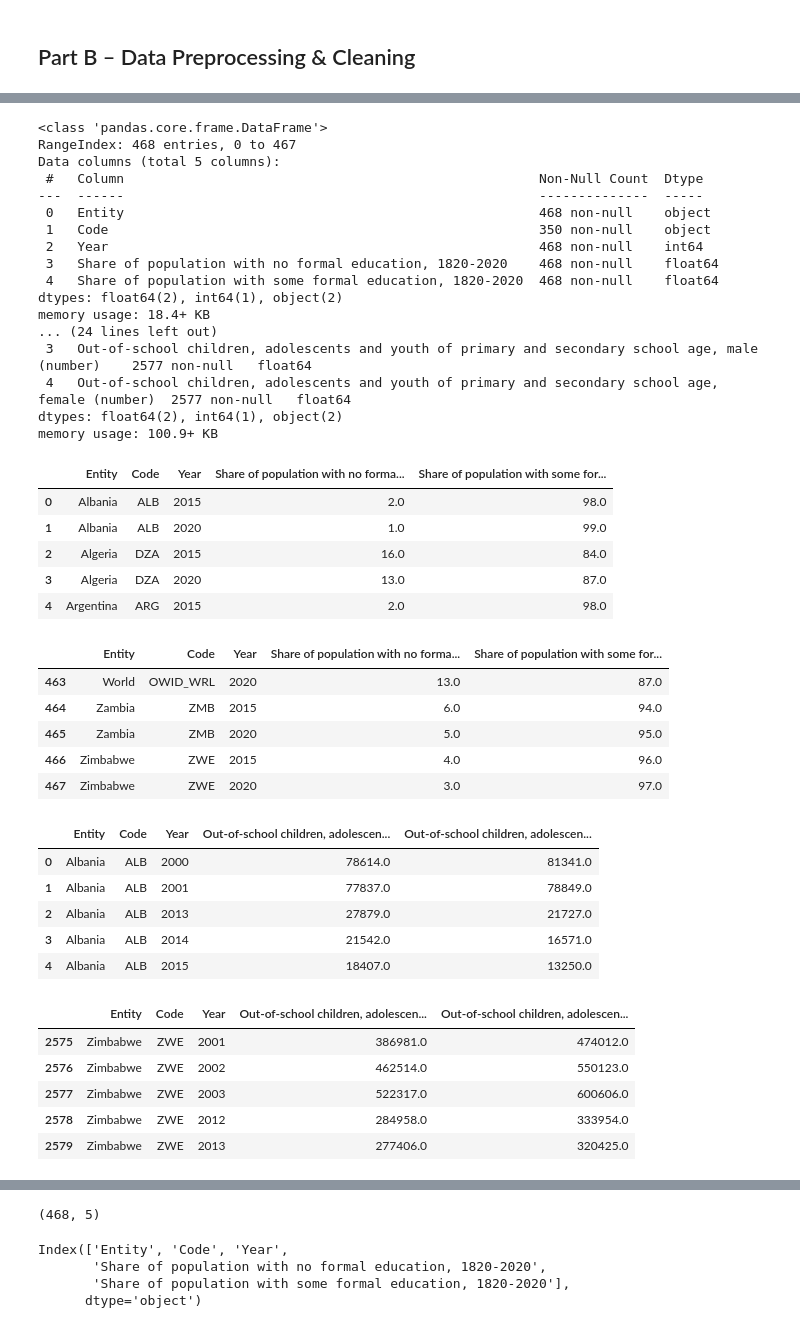
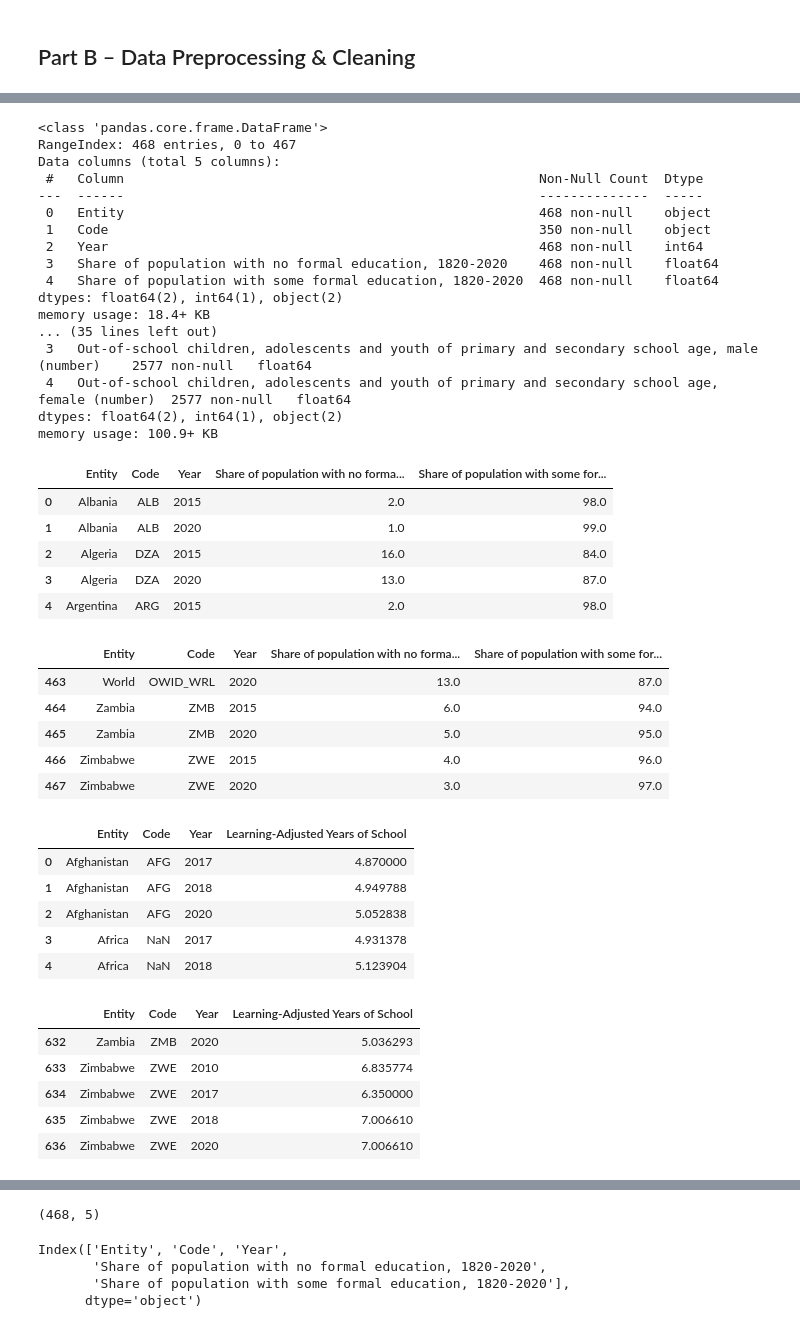
Before and after one commit to rawan-rm2208263/assignment-starter-repo, a Jupyter notebook: assign1/analysis.ipynb, the cells around one changed output, grey strips where cells are left out. Saved outputs shown, nothing was run; the diff lists cells and outputs as text; code cells hidden in the pictures.

```diff
--- a/assign1/analysis.ipynb
+++ b/assign1/analysis.ipynb
@@ -21,11 +23,14 @@ out_school = pd.read_csv("archive/3- number-of-out-of-school-children.csv")
 gap = pd.read_csv("archive/4- gender-gap-education-levels.csv")
 
 basic_education.info()
+learning_years.info()
 gap.info() # Check the structure of the gap dataset, automatically prints the number of rows, columns, and data types of each column
 out_school.info() #doesnot need display() or print() because info() already prints the output to the console
 
 display(basic_education.head())
 display(basic_education.tail())
+display(learning_years.head())
+display(learning_years.tail())
 display(out_school.head())
 display(out_school.tail())
 display(gap.head()) # displays prints the data in a more readable format than print() and allows for better formatting of the output, such as showing the first few rows of a DataFrame in a tabular format
@@ -34,47 +39,48 @@ display(gap.tail()) # it only works with ipynb
 
 
 display(basic_education.shape, basic_education.columns) # gap.shape => (entries, columns) gap.columns => list of column names in gap
+display(learning_years.shape, learning_years.columns)
 display(out_school.shape, out_school.columns)
 display(gap.shape, gap.columns)
 # %% [output]
 <class 'pandas.core.frame.DataFrame'>
 RangeIndex: 468 entries, 0 to 467
 Data columns (total 5 columns):
  #   Column                                                     Non-Null Count  Dtype
 ---  ------                                                     --------------  -----
  0   Entity                                                     468 non-null    object
  1   Code                                                       350 non-null    object
  2   Year                                                       468 non-null    int64
  3   Share of population with no formal education, 1820-2020    468 non-null    float64
  4   Share of population with some formal education, 1820-2020  468 non-null    float64
 dtypes: float64(2), int64(1), object(2)
 memory usage: 18.4+ KB
-... (24 lines left out)
+... (35 lines left out)
  3   Out-of-school children, adolescents and youth of primary and secondary school age, male (number)    2577 non-null   float64
  4   Out-of-school children, adolescents and youth of primary and secondary school age, female (number)  2577 non-null   float64
 dtypes: float64(2), int64(1), object(2)
 memory usage: 100.9+ KB
 |  | Entity | Code | Year | Share of population with no forma... | Share of population with some for... |
 | 0 | Albania | ALB | 2015 | 2.0 | 98.0 |
 | 1 | Albania | ALB | 2020 | 1.0 | 99.0 |
 | 2 | Algeria | DZA | 2015 | 16.0 | 84.0 |
 | 3 | Algeria | DZA | 2020 | 13.0 | 87.0 |
 | 4 | Argentina | ARG | 2015 | 2.0 | 98.0 |
 |  | Entity | Code | Year | Share of population with no forma... | Share of population with some for... |
 | 463 | World | OWID_WRL | 2020 | 13.0 | 87.0 |
 | 464 | Zambia | ZMB | 2015 | 6.0 | 94.0 |
 | 465 | Zambia | ZMB | 2020 | 5.0 | 95.0 |
 | 466 | Zimbabwe | ZWE | 2015 | 4.0 | 96.0 |
 | 467 | Zimbabwe | ZWE | 2020 | 3.0 | 97.0 |
-|  | Entity | Code | Year | Out-of-school children, adolescen... | Out-of-school children, adolescen... |
-| 0 | Albania | ALB | 2000 | 78614.0 | 81341.0 |
-| 1 | Albania | ALB | 2001 | 77837.0 | 78849.0 |
-| 2 | Albania | ALB | 2013 | 27879.0 | 21727.0 |
-| 3 | Albania | ALB | 2014 | 21542.0 | 16571.0 |
-| 4 | Albania | ALB | 2015 | 18407.0 | 13250.0 |
+|  | Entity | Code | Year | Learning-Adjusted Years of School |
+| 0 | Afghanistan | AFG | 2017 | 4.870000 |
+| 1 | Afghanistan | AFG | 2018 | 4.949788 |
+| 2 | Afghanistan | AFG | 2020 | 5.052838 |
+| 3 | Africa | NaN | 2017 | 4.931378 |
+| 4 | Africa | NaN | 2018 | 5.123904 |
-|  | Entity | Code | Year | Out-of-school children, adolescen... | Out-of-school children, adolescen... |
-| 2575 | Zimbabwe | ZWE | 2001 | 386981.0 | 474012.0 |
-| 2576 | Zimbabwe | ZWE | 2002 | 462514.0 | 550123.0 |
-| 2577 | Zimbabwe | ZWE | 2003 | 522317.0 | 600606.0 |
-| 2578 | Zimbabwe | ZWE | 2012 | 284958.0 | 333954.0 |
-| 2579 | Zimbabwe | ZWE | 2013 | 277406.0 | 320425.0 |
+|  | Entity | Code | Year | Learning-Adjusted Years of School |
+| 632 | Zambia | ZMB | 2020 | 5.036293 |
+| 633 | Zimbabwe | ZWE | 2010 | 6.835774 |
+| 634 | Zimbabwe | ZWE | 2017 | 6.350000 |
+| 635 | Zimbabwe | ZWE | 2018 | 7.006610 |
+| 636 | Zimbabwe | ZWE | 2020 | 7.006610 |
```
Also changed, not shown: parts of 6 cells of this notebook.
